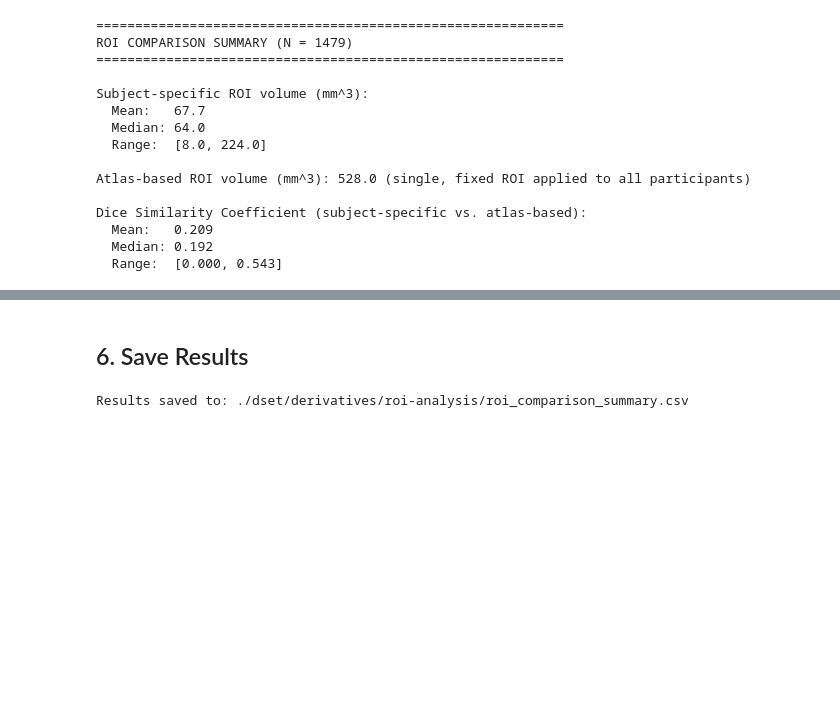
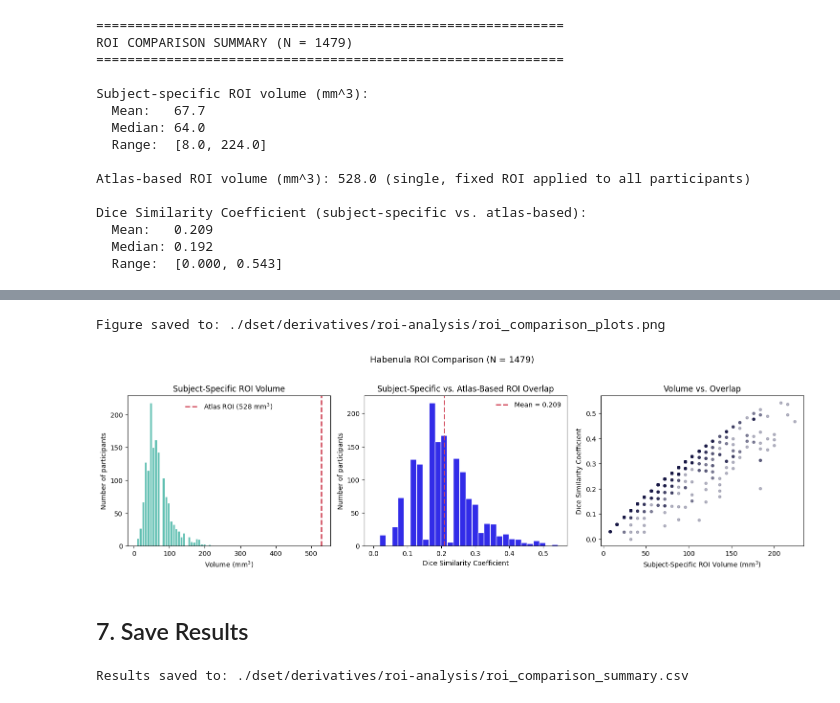
Before and after one commit to chlohamp/habenula-comparison, a Jupyter notebook: 2ai-roi-comparison.ipynb, the cells around one changed output, grey strips where cells are left out. Drawn from its saved outputs; the diff is of its cells as text; code cells hidden in the pictures; blank space fills up the shorter version.

Commit message:
add plots

```diff
--- a/2ai-roi-comparison.ipynb
+++ b/2ai-roi-comparison.ipynb
@@ -204,5 +210,45 @@ Dice Similarity Coefficient (subject-specific vs. atlas-based):
+# %%
+import matplotlib.pyplot as plt
+
+fig, axes = plt.subplots(1, 3, figsize=(15, 4.5))
+
+# --- Panel 1: subject-specific ROI volume distribution vs. atlas ROI volume ---
+axes[0].hist(df_results["subj_volume_mm3"], bins=30, color="#5fbfb1", edgecolor="white")
+axes[0].axvline(atlas_volume_mm3, color="#d1495b", linestyle="--", linewidth=2,
+                 label=f"Atlas ROI ({atlas_volume_mm3:.0f} mm$^3$)")
+axes[0].set_xlabel("Volume (mm$^3$)")
+axes[0].set_ylabel("Number of participants")
+axes[0].set_title("Subject-Specific ROI Volume")
+axes[0].legend(frameon=False)
+
+# --- Panel 2: Dice coefficient distribution ---
+axes[1].hist(df_results["dice"], bins=30, color="#322ce8", edgecolor="white")
+axes[1].axvline(df_results["dice"].mean(), color="#d1495b", linestyle="--", linewidth=2,
+                 label=f"Mean = {df_results['dice'].mean():.3f}")
+axes[1].set_xlabel("Dice Similarity Coefficient")
+axes[1].set_ylabel("Number of participants")
+axes[1].set_title("Subject-Specific vs. Atlas-Based ROI Overlap")
+axes[1].legend(frameon=False)
+
+# --- Panel 3: volume vs. Dice relationship ---
+axes[2].scatter(df_results["subj_volume_mm3"], df_results["dice"], alpha=0.3, s=15, color="#171744")
+axes[2].set_xlabel("Subject-Specific ROI Volume (mm$^3$)")
+axes[2].set_ylabel("Dice Similarity Coefficient")
+axes[2].set_title("Volume vs. Overlap")
+
+fig.suptitle(f"Habenula ROI Comparison (N = {len(df_results)})", fontsize=13, y=1.03)
+fig.tight_layout()
+
+fig_path = op.join(output_dir, "roi_comparison_plots.png")
+fig.savefig(fig_path, dpi=200, bbox_inches="tight")
+print(f"Figure saved to: {fig_path}")
+
+plt.show()
+# %% [output]
+Figure saved to: ./dset/derivatives/roi-analysis/roi_comparison_plots.png
+[figure, added]
 # %% [markdown]
-## 6. Save Results
+## 7. Save Results
 # %%
 df_results.to_csv(output_csv, index=False)
 print(f"Results saved to: {output_csv}")
```
Also changed, not shown: parts of 1 cell of this notebook.
